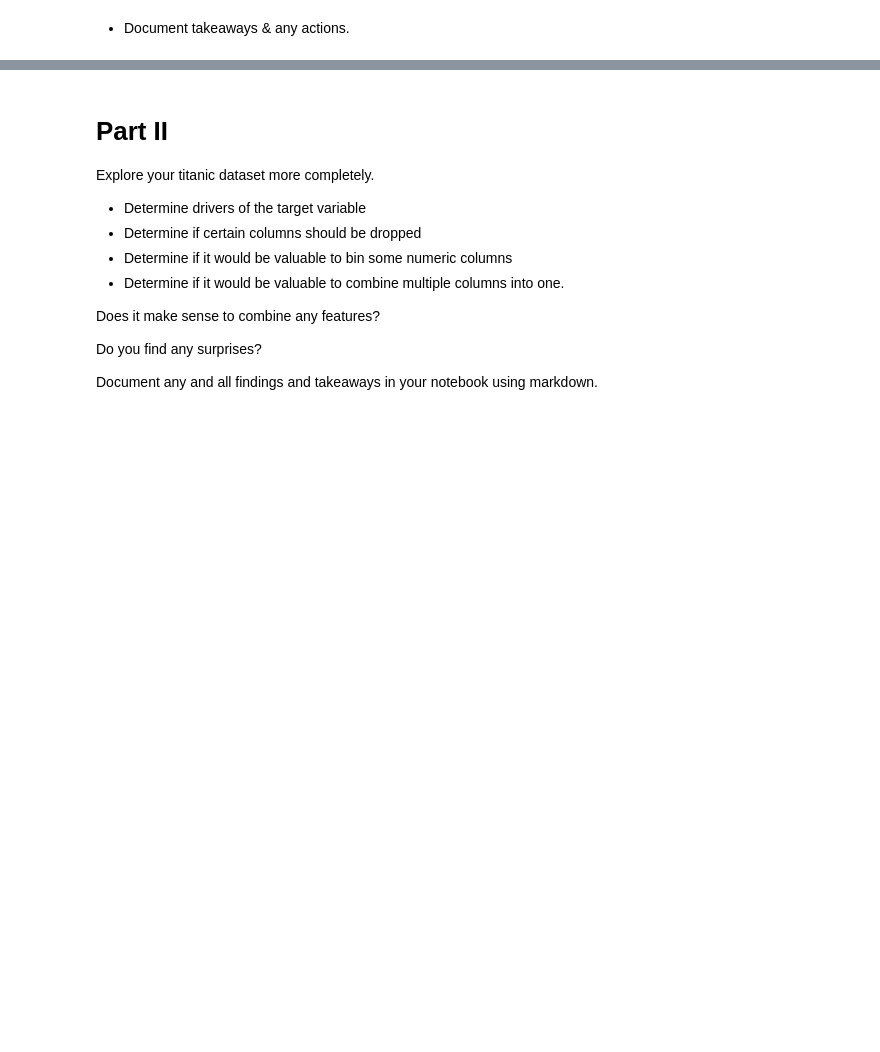
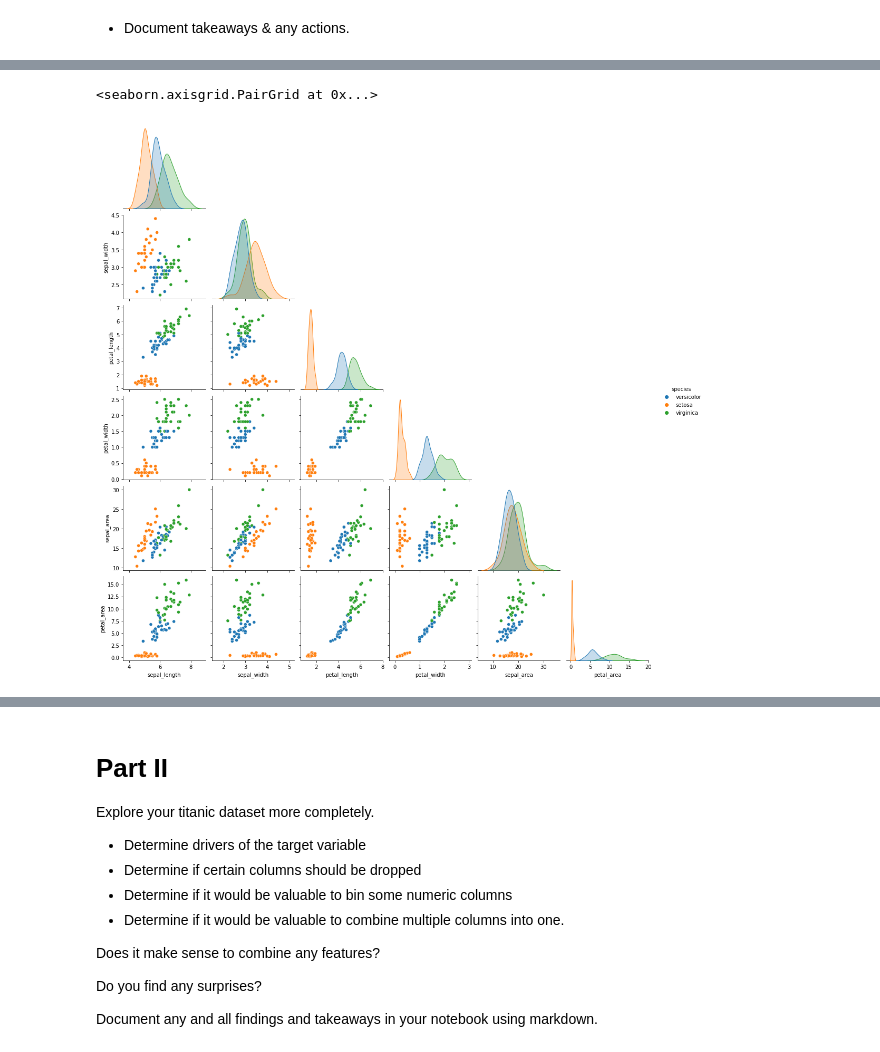
Before and after one commit to Yvette-Ibarra/classification-exercises, a Jupyter notebook: classification_exercises.ipynb, the cells around one changed output, grey strips where cells are left out. Cells and saved outputs as stored; diff of their text form; code cells hidden in the pictures; blank space fills up the shorter version.

```diff
--- a/classification_exercises.ipynb
+++ b/classification_exercises.ipynb
@@ -817,0 +902,4 @@ SyntaxError: invalid syntax (3274444435.py, line 1)
+# %%
+# an example of feature engineering
+train['sepal_area']=train.sepal_length*train.sepal_width
+train['petal_area']=train.petal_length*train.petal_width
@@ -817,0 +915,7 @@ SyntaxError: invalid syntax (3274444435.py, line 1)
+# %%
+# pairplot for whole train dataframe
+
+sns.pairplot(train, corner = True, hue='species')
+# %% [output]
+<seaborn.axisgrid.PairGrid at 0x...>
+[figure, added]
```
Also changed, not shown: parts of 52 cells of this notebook.
